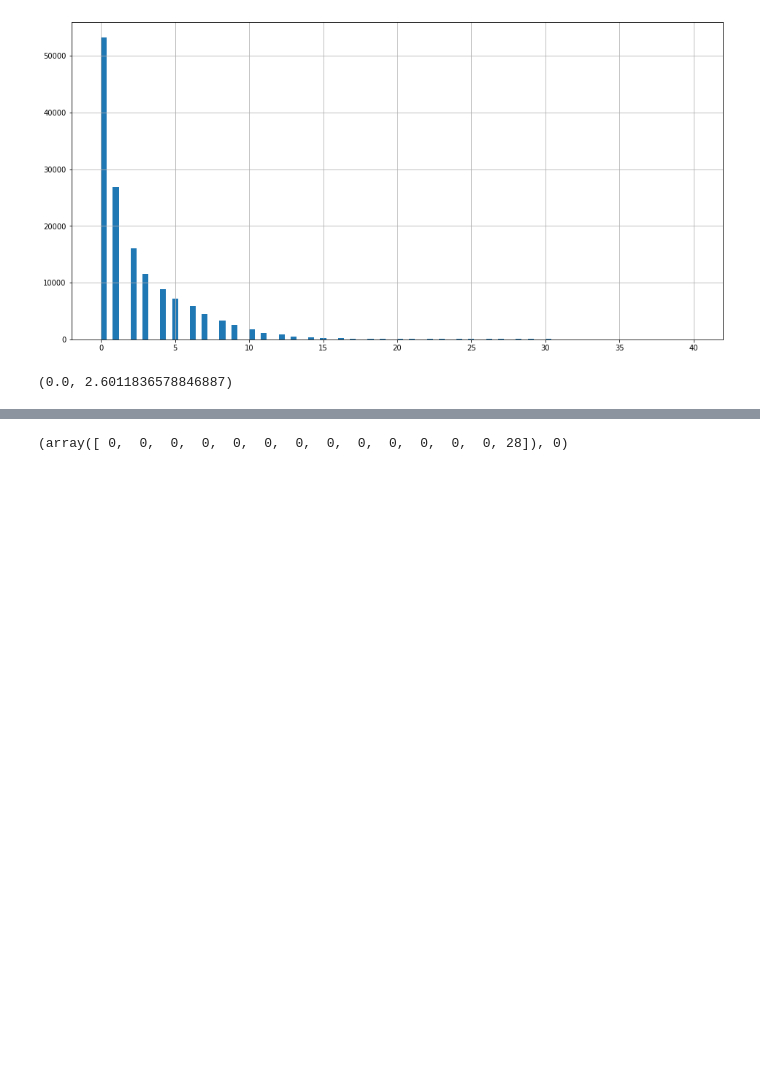
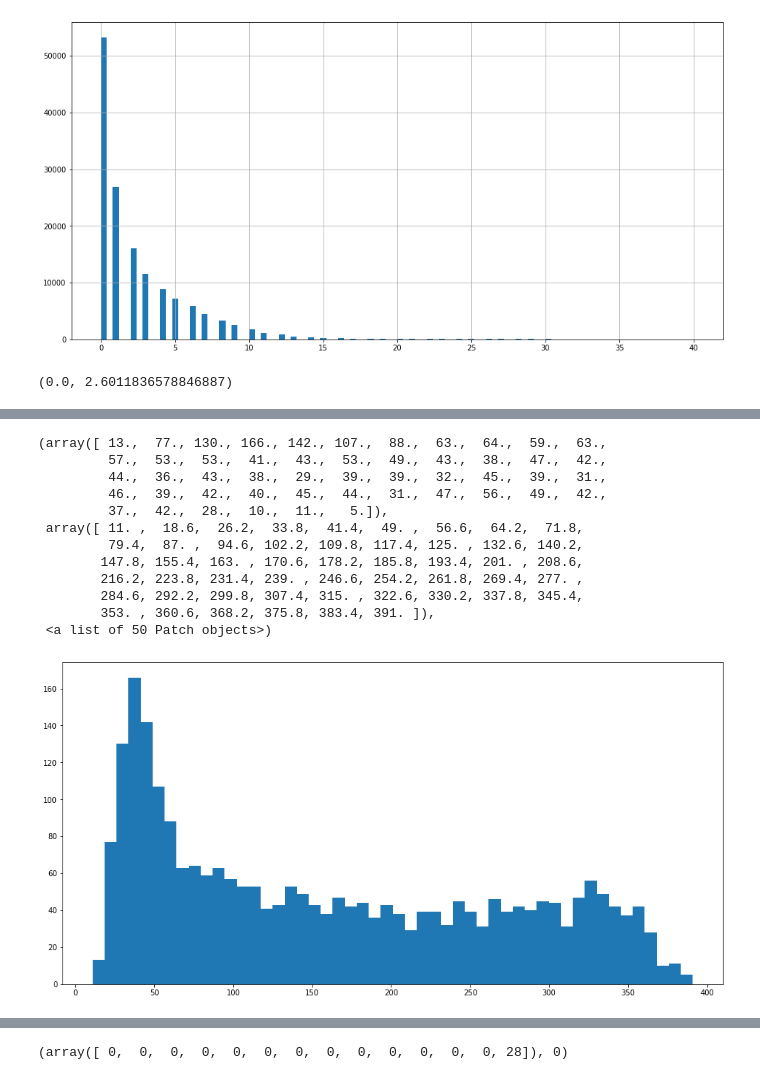
Before and after one commit to vfrantc/covidpa, a Jupyter notebook: eda_covid_simulation.ipynb, the cells around one changed output, grey strips where cells are left out. Saved outputs shown, nothing was run; the diff lists cells and outputs as text; code cells hidden in the pictures; blank space fills up the shorter version.

```diff
--- a/eda_covid_simulation.ipynb
+++ b/eda_covid_simulation.ipynb
@@ -67,0 +168,17 @@ expon.fit(df.new_contagious.ravel())
+# %%
+plt.figure(figsize=(16, 8))
+plt.hist(np.array(total_recovereds) + np.array(total_deads), bins=50)
+# %% [output]
+(array([ 13.,  77., 130., 166., 142., 107.,  88.,  63.,  64.,  59.,  63.,
+         57.,  53.,  53.,  41.,  43.,  53.,  49.,  43.,  38.,  47.,  42.,
+         44.,  36.,  43.,  38.,  29.,  39.,  39.,  32.,  45.,  39.,  31.,
+         46.,  39.,  42.,  40.,  45.,  44.,  31.,  47.,  56.,  49.,  42.,
+         37.,  42.,  28.,  10.,  11.,   5.]),
+ array([ 11. ,  18.6,  26.2,  33.8,  41.4,  49. ,  56.6,  64.2,  71.8,
+         79.4,  87. ,  94.6, 102.2, 109.8, 117.4, 125. , 132.6, 140.2,
+        147.8, 155.4, 163. , 170.6, 178.2, 185.8, 193.4, 201. , 208.6,
+        216.2, 223.8, 231.4, 239. , 246.6, 254.2, 261.8, 269.4, 277. ,
+        284.6, 292.2, 299.8, 307.4, 315. , 322.6, 330.2, 337.8, 345.4,
+        353. , 360.6, 368.2, 375.8, 383.4, 391. ]),
+ <a list of 50 Patch objects>)
+[figure, added]
```
Also changed, not shown: parts of 12 cells of this notebook.
